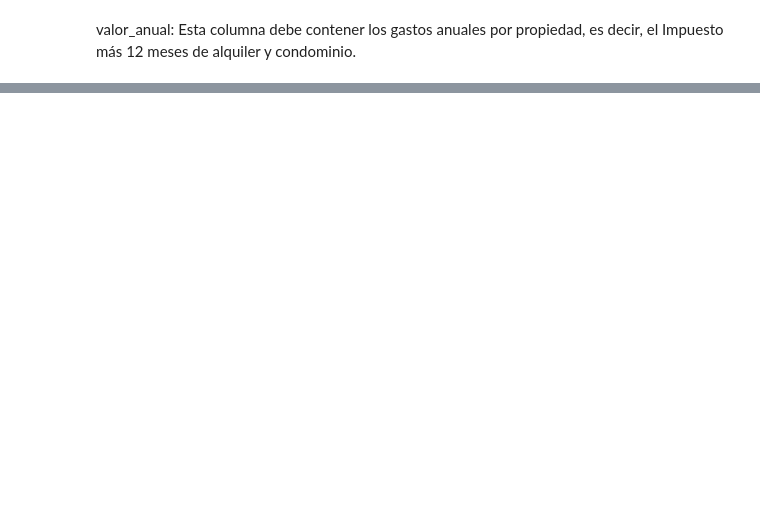
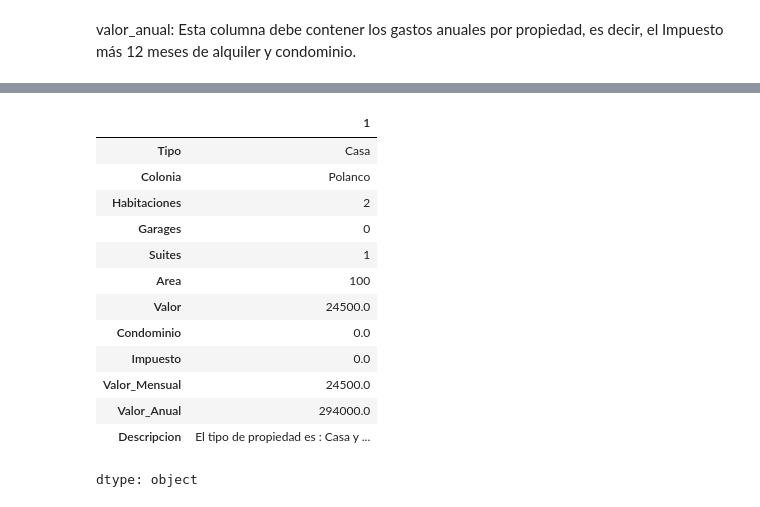
Before and after one commit to dscamacho333/Data_Science_Course, a Jupyter notebook: Pandas_Inmuebles_CDMX.ipynb, the cells around one changed output, grey strips where cells are left out. Saved outputs shown, nothing was run; the diff lists cells and outputs as text; code cells hidden in the pictures; blank space fills up the shorter version.

```diff
--- a/Pandas_Inmuebles_CDMX.ipynb
+++ b/Pandas_Inmuebles_CDMX.ipynb
@@ -1139,0 +1164,19 @@ rent_dataframe.head()
+# %%
+# Locate an specific column
+
+rent_dataframe.iloc[1]
+# %% [output]
+|  | 1 |
+| Tipo | Casa |
+| Colonia | Polanco |
+| Habitaciones | 2 |
+| Garages | 0 |
+| Suites | 1 |
+| Area | 100 |
+| Valor | 24500.0 |
+| Condominio | 0.0 |
+| Impuesto | 0.0 |
+| Valor_Mensual | 24500.0 |
+| Valor_Anual | 294000.0 |
+| Descripcion | El tipo de propiedad es : Casa y ... |
+dtype: object
```
Also changed, not shown: parts of 22 cells of this notebook.
